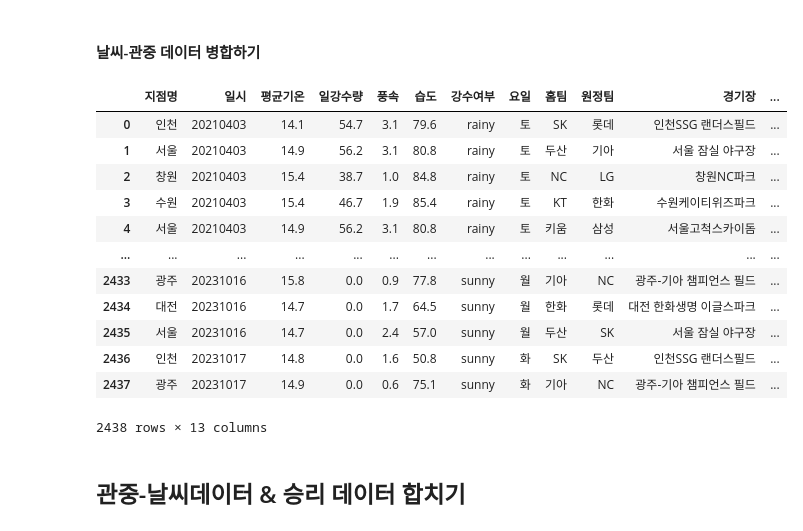
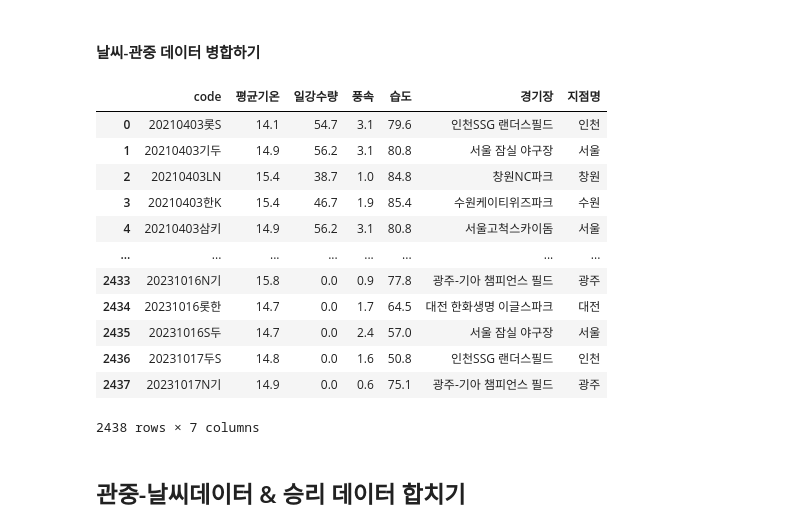
Before and after one commit to persuade39/kbobabo, a Jupyter notebook: final_eda_data.ipynb, the cells around one changed output. Saved outputs shown, nothing was run; the diff lists cells and outputs as text; code cells hidden in the pictures.

```diff
--- a/final_eda_data.ipynb
+++ b/final_eda_data.ipynb
@@ -112,8 +120,8 @@ df_spec
 
 # 원하는 데이터만 남기기
 
-cond2 = ['일시', '요일', '홈팀', '원정팀', '경기장', '지점명', '관중수', 'code']
-df_spec2 = df_spec[cond2]
+cond_s = ['일시', '요일', '홈팀', '원정팀', '경기장', '지점명', '관중수', 'code']
+df_spec2 = df_spec[cond_s]
 df_spec2
 # %% [output]
 |  | 일시 | 요일 | 홈팀 | 원정팀 | 경기장 | 지점명 | 관중수 | code |
@@ -134,28 +142,34 @@ df_spec2
 # %%
 # 날씨데이터  df_weather2
 # 관중데이터  df_spec2
 # 관중데이터로 left join / on = 일시
 
 weather_spec = pd.merge(left = df_weather2, right = df_spec2, how = 'right', on = ['일시', '지점명'])
 
 # 일시 기준으로 내림차순
 
 weather_spec = weather_spec.sort_values(by=['일시'], ascending= True)
 weather_spec.reset_index(drop = True, inplace = True)
 weather_spec
+
+
+# 필요한 데이터만 추출하기
+cond_ws = ['code', '평균기온', '일강수량', '풍속', '습도', '경기장', '지점명']
+weather_spec = weather_spec[cond_ws]
+weather_spec
 # %% [output]
-|  | 지점명 | 일시 | 평균기온 | 일강수량 | 풍속 | 습도 | 강수여부 | 요일 | 홈팀 | 원정팀 | 경기장 | ... |
-| 0 | 인천 | 20210403 | 14.1 | 54.7 | 3.1 | 79.6 | rainy | 토 | SK | 롯데 | 인천SSG 랜더스필드 | ... |
-| 1 | 서울 | 20210403 | 14.9 | 56.2 | 3.1 | 80.8 | rainy | 토 | 두산 | 기아 | 서울 잠실 야구장 | ... |
-| 2 | 창원 | 20210403 | 15.4 | 38.7 | 1.0 | 84.8 | rainy | 토 | NC | LG | 창원NC파크 | ... |
-| 3 | 수원 | 20210403 | 15.4 | 46.7 | 1.9 | 85.4 | rainy | 토 | KT | 한화 | 수원케이티위즈파크 | ... |
-| 4 | 서울 | 20210403 | 14.9 | 56.2 | 3.1 | 80.8 | rainy | 토 | 키움 | 삼성 | 서울고척스카이돔 | ... |
-| ... | ... | ... | ... | ... | ... | ... | ... | ... | ... | ... | ... | ... |
-| 2433 | 광주 | 20231016 | 15.8 | 0.0 | 0.9 | 77.8 | sunny | 월 | 기아 | NC | 광주-기아 챔피언스 필드 | ... |
-| 2434 | 대전 | 20231016 | 14.7 | 0.0 | 1.7 | 64.5 | sunny | 월 | 한화 | 롯데 | 대전 한화생명 이글스파크 | ... |
-| 2435 | 서울 | 20231016 | 14.7 | 0.0 | 2.4 | 57.0 | sunny | 월 | 두산 | SK | 서울 잠실 야구장 | ... |
-| 2436 | 인천 | 20231017 | 14.8 | 0.0 | 1.6 | 50.8 | sunny | 화 | SK | 두산 | 인천SSG 랜더스필드 | ... |
-| 2437 | 광주 | 20231017 | 14.9 | 0.0 | 0.6 | 75.1 | sunny | 화 | 기아 | NC | 광주-기아 챔피언스 필드 | ... |
+|  | code | 평균기온 | 일강수량 | 풍속 | 습도 | 경기장 | 지점명 |
+| 0 | 20210403롯S | 14.1 | 54.7 | 3.1 | 79.6 | 인천SSG 랜더스필드 | 인천 |
+| 1 | 20210403기두 | 14.9 | 56.2 | 3.1 | 80.8 | 서울 잠실 야구장 | 서울 |
+| 2 | 20210403LN | 15.4 | 38.7 | 1.0 | 84.8 | 창원NC파크 | 창원 |
+| 3 | 20210403한K | 15.4 | 46.7 | 1.9 | 85.4 | 수원케이티위즈파크 | 수원 |
+| 4 | 20210403삼키 | 14.9 | 56.2 | 3.1 | 80.8 | 서울고척스카이돔 | 서울 |
+| ... | ... | ... | ... | ... | ... | ... | ... |
+| 2433 | 20231016N기 | 15.8 | 0.0 | 0.9 | 77.8 | 광주-기아 챔피언스 필드 | 광주 |
+| 2434 | 20231016롯한 | 14.7 | 0.0 | 1.7 | 64.5 | 대전 한화생명 이글스파크 | 대전 |
+| 2435 | 20231016S두 | 14.7 | 0.0 | 2.4 | 57.0 | 서울 잠실 야구장 | 서울 |
+| 2436 | 20231017두S | 14.8 | 0.0 | 1.6 | 50.8 | 인천SSG 랜더스필드 | 인천 |
+| 2437 | 20231017N기 | 14.9 | 0.0 | 0.6 | 75.1 | 광주-기아 챔피언스 필드 | 광주 |
-2438 rows × 13 columns
+2438 rows × 7 columns
 # %% [markdown]
 ## 관중-날씨데이터 & 승리 데이터 합치기
```
Also changed, not shown: parts of 7 cells of this notebook, 4 other files.
